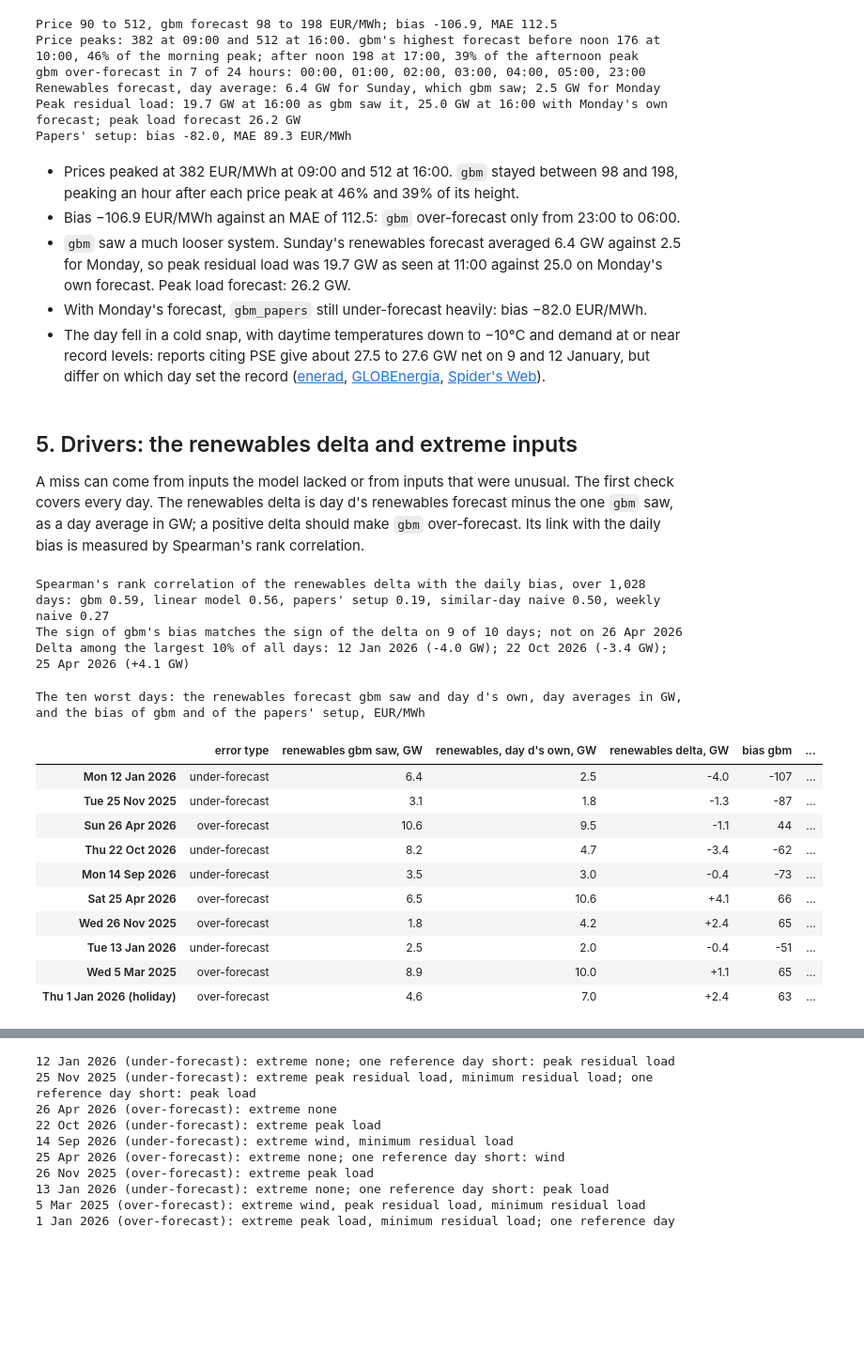
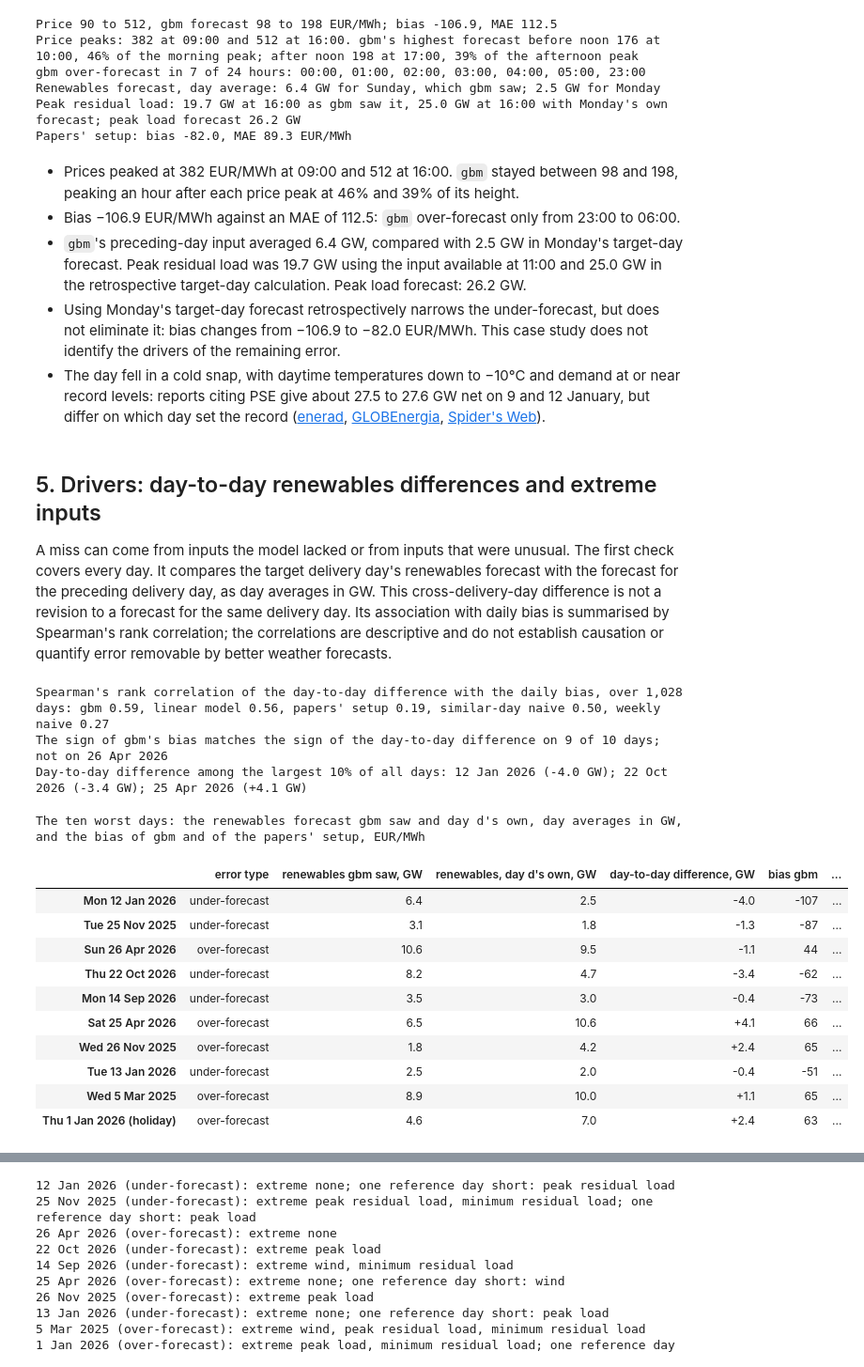
Before and after one commit to Tomek72/pl-dayahead, a Jupyter notebook: notebooks/02_error_analysis.ipynb, the cells around one changed output, grey strips where cells are left out. Shown at 94% size. Drawn from its saved outputs; the diff is of its cells as text; code cells hidden in the pictures; blank space fills up the shorter version.

```diff
--- a/notebooks/02_error_analysis.ipynb
+++ b/notebooks/02_error_analysis.ipynb
@@ -459,56 +460,56 @@ Papers' setup: bias -82.0, MAE 89.3 EUR/MWh
 # %% [markdown]
 - Prices peaked at 382 EUR/MWh at 09:00 and 512 at 16:00. `gbm` stayed between 98 and 198, peaking an hour after each price peak at 46% and 39% of its height.
 - Bias −106.9 EUR/MWh against an MAE of 112.5: `gbm` over-forecast only from 23:00 to 06:00.
-- `gbm` saw a much looser system. Sunday's renewables forecast averaged 6.4 GW against 2.5 for Monday, so peak residual load was 19.7 GW as seen at 11:00 against 25.0 on Monday's own forecast. Peak load forecast: 26.2 GW.
-- With Monday's forecast, `gbm_papers` still under-forecast heavily: bias −82.0 EUR/MWh.
+- `gbm`'s preceding-day input averaged 6.4 GW, compared with 2.5 GW in Monday's target-day forecast. Peak residual load was 19.7 GW using the input available at 11:00 and 25.0 GW in the retrospective target-day calculation. Peak load forecast: 26.2 GW.
+- Using Monday's target-day forecast retrospectively narrows the under-forecast, but does not eliminate it: bias changes from −106.9 to −82.0 EUR/MWh. This case study does not identify the drivers of the remaining error.
 - The day fell in a cold snap, with daytime temperatures down to −10°C and demand at or near record levels: reports citing PSE give about 27.5 to 27.6 GW net on 9 and 12 January, but differ on which day set the record ([enerad](https://enerad.pl/rekordowe-zapotrzebowanie-na-moc-w-kse-276-gw-netto-w-styczniu-2026/), [GLOBEnergia](https://globenergia.pl/polska-energetyka-z-nowym-rekordem-zapotrzebowania-na-moc/), [Spider's Web](https://spidersweb.pl/2026/02/energetyczne-rekordy-polski.html)).
 # %% [markdown]
-## 5. Drivers: the renewables delta and extreme inputs
+## 5. Drivers: day-to-day renewables differences and extreme inputs
 
-A miss can come from inputs the model lacked or from inputs that were unusual. The first check covers every day. The renewables delta is day d's renewables forecast minus the one `gbm` saw, as a day average in GW; a positive delta should make `gbm` over-forecast. Its link with the daily bias is measured by Spearman's rank correlation.
+A miss can come from inputs the model lacked or from inputs that were unusual. The first check covers every day. It compares the target delivery day's renewables forecast with the forecast for the preceding delivery day, as day averages in GW. This cross-delivery-day difference is not a revision to a forecast for the same delivery day. Its association with daily bias is summarised by Spearman's rank correlation; the correlations are descriptive and do not establish causation or quantify error removable by better weather forecasts.
 # %%
-# The renewables forecast gbm saw against day d's own, as day averages in GW, for every day.
-# delta: day d's renewables forecast minus the one gbm saw; positive when day d was forecast to have more wind and solar.
+# Compare the forecast for the target delivery day with the forecast for the preceding delivery day.
+# These are forecasts for different delivery days, not two vintages for the same day; values are day averages in GW.
 renewables_by_day = hours.groupby('day')[['renewables_fcst_lag_1d', 'renewables_fcst']].mean() / MW_PER_GW
-renewables_by_day['delta'] = renewables_by_day['renewables_fcst'] - renewables_by_day['renewables_fcst_lag_1d']
+renewables_by_day['day_to_day_difference'] = renewables_by_day['renewables_fcst'] - renewables_by_day['renewables_fcst_lag_1d']
 # The naive benchmarks have no renewables input: their correlation shows how far the link goes without one.
 bias_labels = {'gbm': 'gbm', 'linear': 'linear model', 'gbm_papers': "papers' setup",
                'naive_similar_day': 'similar-day naive', 'naive_weekly': 'weekly naive'}
 for model in bias_labels:
     renewables_by_day[f'bias_{model}'] = hours.groupby('day')[f'err_{model}'].mean()
-print(f"Spearman's rank correlation of the renewables delta with the daily bias, over {len(renewables_by_day):,} days: " + ', '.join(
-    f"{label} {renewables_by_day['delta'].corr(renewables_by_day[f'bias_{model}'], method='spearman'):.2f}"
+print(f"Spearman's rank correlation of the day-to-day difference with the daily bias, over {len(renewables_by_day):,} days: " + ', '.join(
+    f"{label} {renewables_by_day['day_to_day_difference'].corr(renewables_by_day[f'bias_{model}'], method='spearman'):.2f}"
     for model, label in bias_labels.items()))
 
-# On the ten worst days: does the sign of gbm's bias match the sign of the delta, and how large was the delta
+# On the ten worst days: does the sign of gbm's bias match the sign of the day-to-day difference, and how large was the day-to-day difference
 # against all days?
 on_worst = renewables_by_day.loc[worst.index]
-sign_matches = np.sign(on_worst['delta']) == np.sign(on_worst['bias_gbm'])
-delta_percentile = 100 * renewables_by_day['delta'].abs().rank(pct=True)  # percentile of the delta's size among all days
-print(f"The sign of gbm's bias matches the sign of the delta on {sign_matches.sum()} of {len(on_worst)} days; not on "
+sign_matches = np.sign(on_worst['day_to_day_difference']) == np.sign(on_worst['bias_gbm'])
+difference_percentile = 100 * renewables_by_day['day_to_day_difference'].abs().rank(pct=True)  # percentile of the day-to-day difference's size among all days
+print(f"The sign of gbm's bias matches the sign of the day-to-day difference on {sign_matches.sum()} of {len(on_worst)} days; not on "
       + ', '.join(day_label(day, weekday=False) for day in on_worst.index[~sign_matches]))
-large_delta_days = on_worst.index[delta_percentile[on_worst.index] >= 90]
-print('Delta among the largest 10% of all days: ' + '; '.join(
-    f"{day_label(day, weekday=False)} ({on_worst.loc[day, 'delta']:+.1f} GW)" for day in large_delta_days))
+large_difference_days = on_worst.index[difference_percentile[on_worst.index] >= 90]
+print('Day-to-day difference among the largest 10% of all days: ' + '; '.join(
+    f"{day_label(day, weekday=False)} ({on_worst.loc[day, 'day_to_day_difference']:+.1f} GW)" for day in large_difference_days))
 
 seen_table = pd.DataFrame({
     'error type': worst['error_type'],
     'renewables gbm saw, GW': on_worst['renewables_fcst_lag_1d'],
     "renewables, day d's own, GW": on_worst['renewables_fcst'],
-    'renewables delta, GW': on_worst['delta'],
+    'day-to-day difference, GW': on_worst['day_to_day_difference'],
     'bias gbm': on_worst['bias_gbm'],
     "bias papers' setup": on_worst['bias_gbm_papers'],
 }).set_axis(day_labels)
 (seen_table.style.format('{:.1f}', subset=['renewables gbm saw, GW', "renewables, day d's own, GW"])
- .format('{:+.1f}', subset=['renewables delta, GW']).format(whole, subset=['bias gbm', "bias papers' setup"])
+ .format('{:+.1f}', subset=['day-to-day difference, GW']).format(whole, subset=['bias gbm', "bias papers' setup"])
  .pipe(captioned, "The ten worst days: the renewables forecast gbm saw and day d's own, day averages in GW, "
               "and the bias of gbm and of the papers' setup, EUR/MWh"))
 # %% [output]
-Spearman's rank correlation of the renewables delta with the daily bias, over 1,028 days: gbm 0.59, linear model 0.56, papers' setup 0.19, similar-day naive 0.50, weekly naive 0.27
-The sign of gbm's bias matches the sign of the delta on 9 of 10 days; not on 26 Apr 2026
-Delta among the largest 10% of all days: 12 Jan 2026 (-4.0 GW); 22 Oct 2026 (-3.4 GW); 25 Apr 2026 (+4.1 GW)
+Spearman's rank correlation of the day-to-day difference with the daily bias, over 1,028 days: gbm 0.59, linear model 0.56, papers' setup 0.19, similar-day naive 0.50, weekly naive 0.27
+The sign of gbm's bias matches the sign of the day-to-day difference on 9 of 10 days; not on 26 Apr 2026
+Day-to-day difference among the largest 10% of all days: 12 Jan 2026 (-4.0 GW); 22 Oct 2026 (-3.4 GW); 25 Apr 2026 (+4.1 GW)
 The ten worst days: the renewables forecast gbm saw and day d's own, day averages in GW, and the bias of gbm and of the papers' setup, EUR/MWh
-|  | error type | renewables gbm saw, GW | renewables, day d's own, GW | renewables delta, GW | bias gbm | ... |
+|  | error type | renewables gbm saw, GW | renewables, day d's own, GW | day-to-day difference, GW | bias gbm | ... |
 | Mon 12 Jan 2026 | under-forecast | 6.4 | 2.5 | -4.0 | -107 | ... |
 | Tue 25 Nov 2025 | under-forecast | 3.1 | 1.8 | -1.3 | -87 | ... |
 | Sun 26 Apr 2026 | over-forecast | 10.6 | 9.5 | -1.1 | 44 | ... |
```
Also changed, not shown: parts of 15 cells of this notebook, 10 other files.
